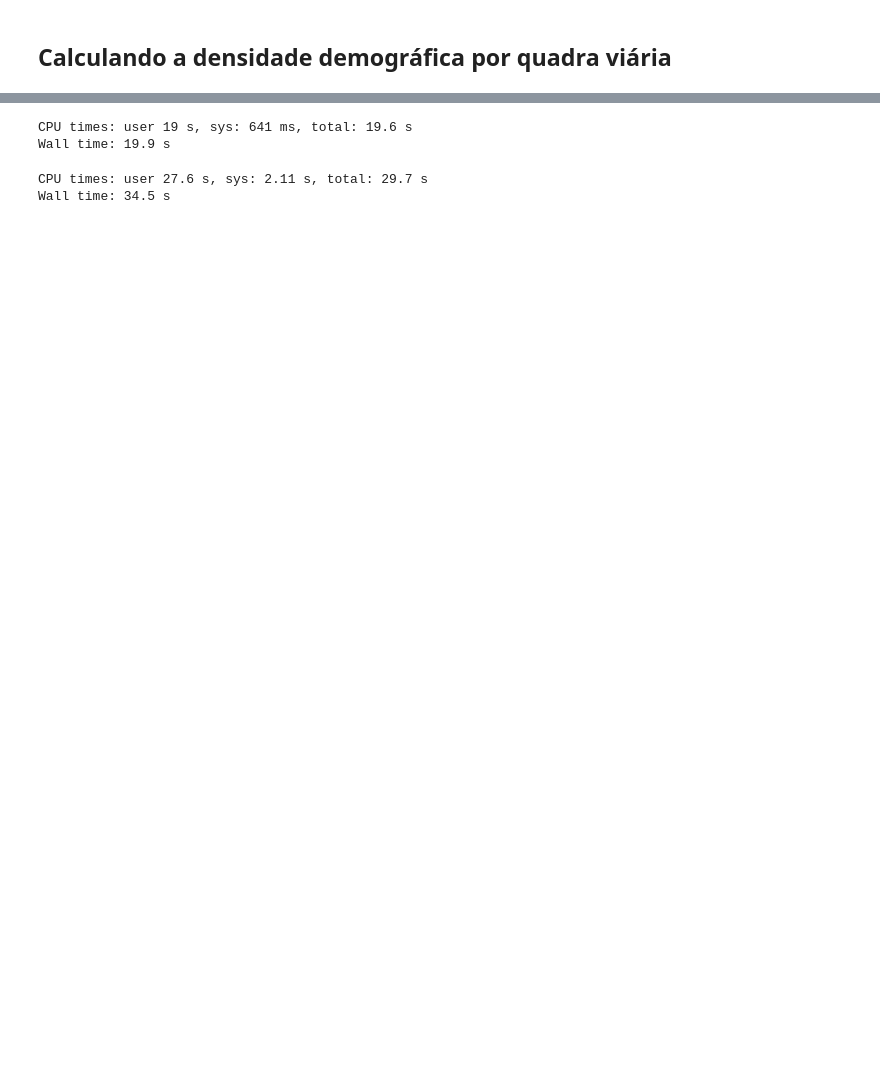
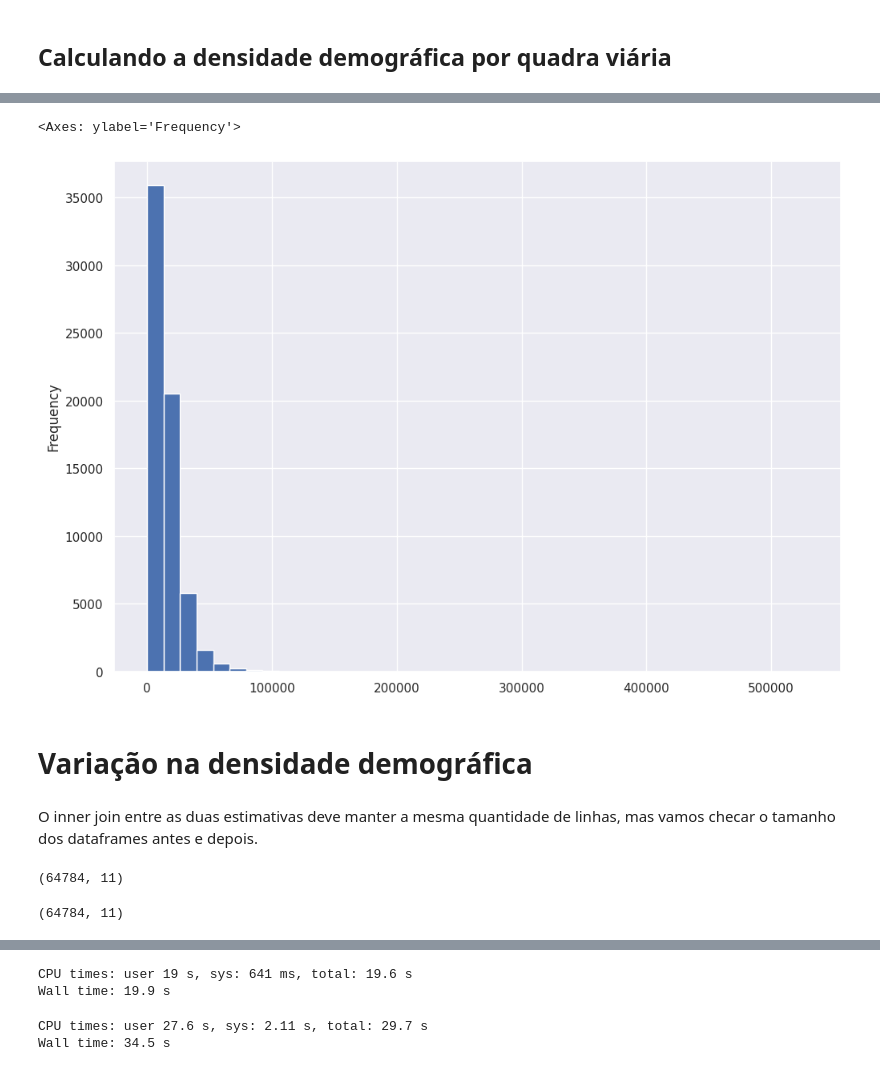
Before and after one commit to sepep-pmsp/compatibilizacao-setores-censitarios, a Jupyter notebook: 11 Quadras viárias como base geométrica.ipynb, the cells around one changed output, grey strips where cells are left out. Drawn from its saved outputs; the diff is of its cells as text; code cells hidden in the pictures; blank space fills up the shorter version.

```diff
--- a/11 Quadras viárias como base geométrica.ipynb
+++ b/11 Quadras viárias como base geométrica.ipynb
@@ -396,0 +545,3 @@ pop_quadras_2022
+# %%
+est_2010_agg = est_2010[['cd_identificador_quadra_viaria_editada', 'pop_total', 'dom_total']].groupby('cd_identificador_quadra_viaria_editada').sum().reset_index()
+est_2010_agg.head()
@@ -396,0 +555,3 @@ pop_quadras_2022
+# %%
+pop_quadras_2010 = gdf_quadras.merge(est_2010_agg, how='left')
+pop_quadras_2010.head()
@@ -396,0 +565,3 @@ pop_quadras_2022
+# %%
+pop_quadras_2010.loc[:, ['pop_total', 'dom_total']] = pop_quadras_2010.loc[:, ['pop_total', 'dom_total']].fillna(0)
+pop_quadras_2010.head()
@@ -396,0 +577,4 @@ pop_quadras_2022
+# %%
+pop_quadras_2010['dens_10'] = pop_quadras_2010['pop_total']/(pop_quadras_2010['qt_area_metro']/1e6)
+pop_quadras_2010.loc[pop_quadras_2010['qt_area_metro']==0, 'dens_10'] = 0
+pop_quadras_2010
@@ -396,0 +607,7 @@ pop_quadras_2022
+# %%
+pop_quadras_2010['dens_10'].plot.hist(bins=40)
+# %% [output]
+<Axes: ylabel='Frequency'>
+[figure, added]
+# %% [markdown]
+# Variação na densidade demográfica
@@ -396,0 +616,10 @@ pop_quadras_2022
+# %% [markdown]
+O inner join entre as duas estimativas deve manter a mesma quantidade de linhas, mas vamos checar o tamanho dos dataframes antes e depois.
+# %%
+pop_quadras_2022.shape
+# %% [output]
+(64784, 11)
+# %%
+pop_quadras_2010.shape
+# %% [output]
+(64784, 11)
```
Also changed, not shown: parts of 56 cells of this notebook.
